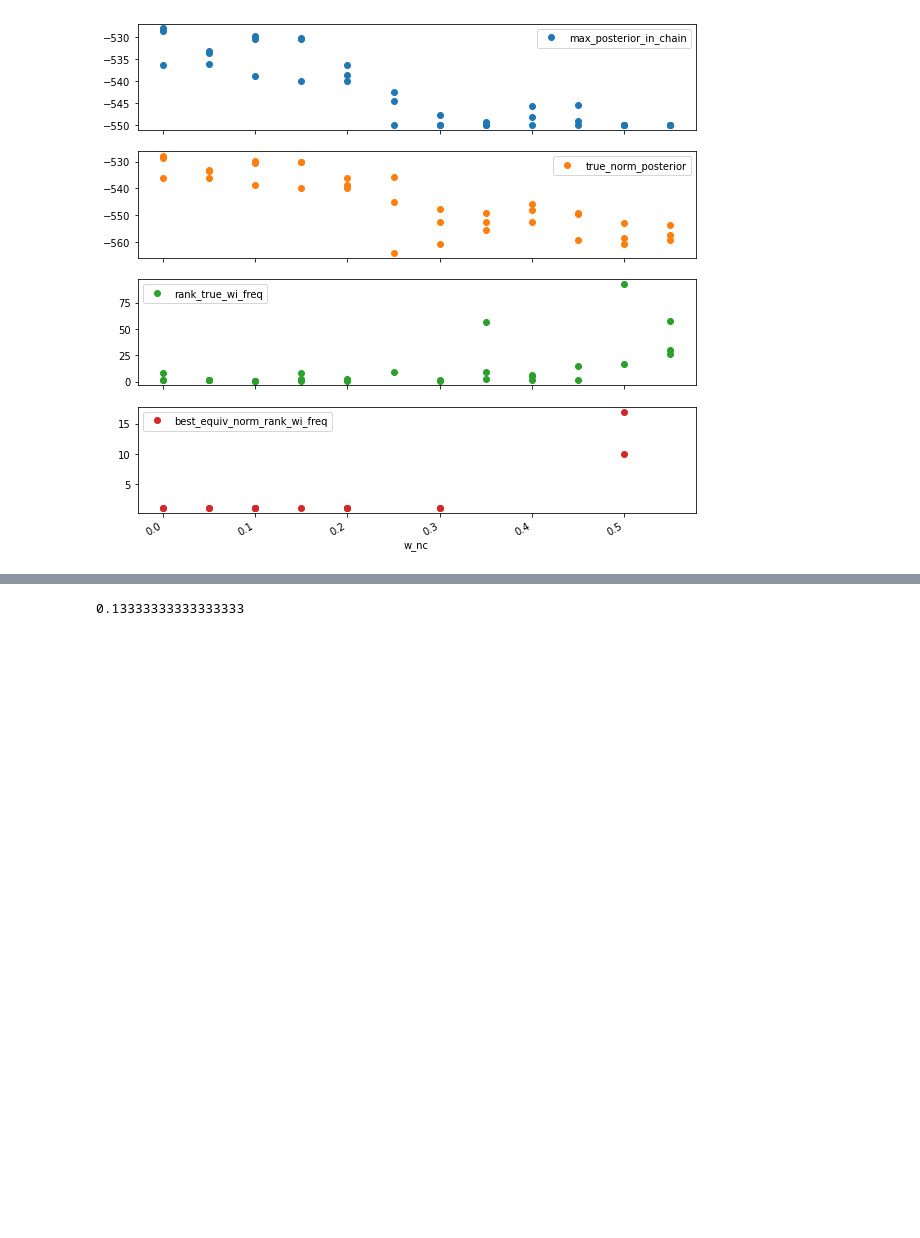
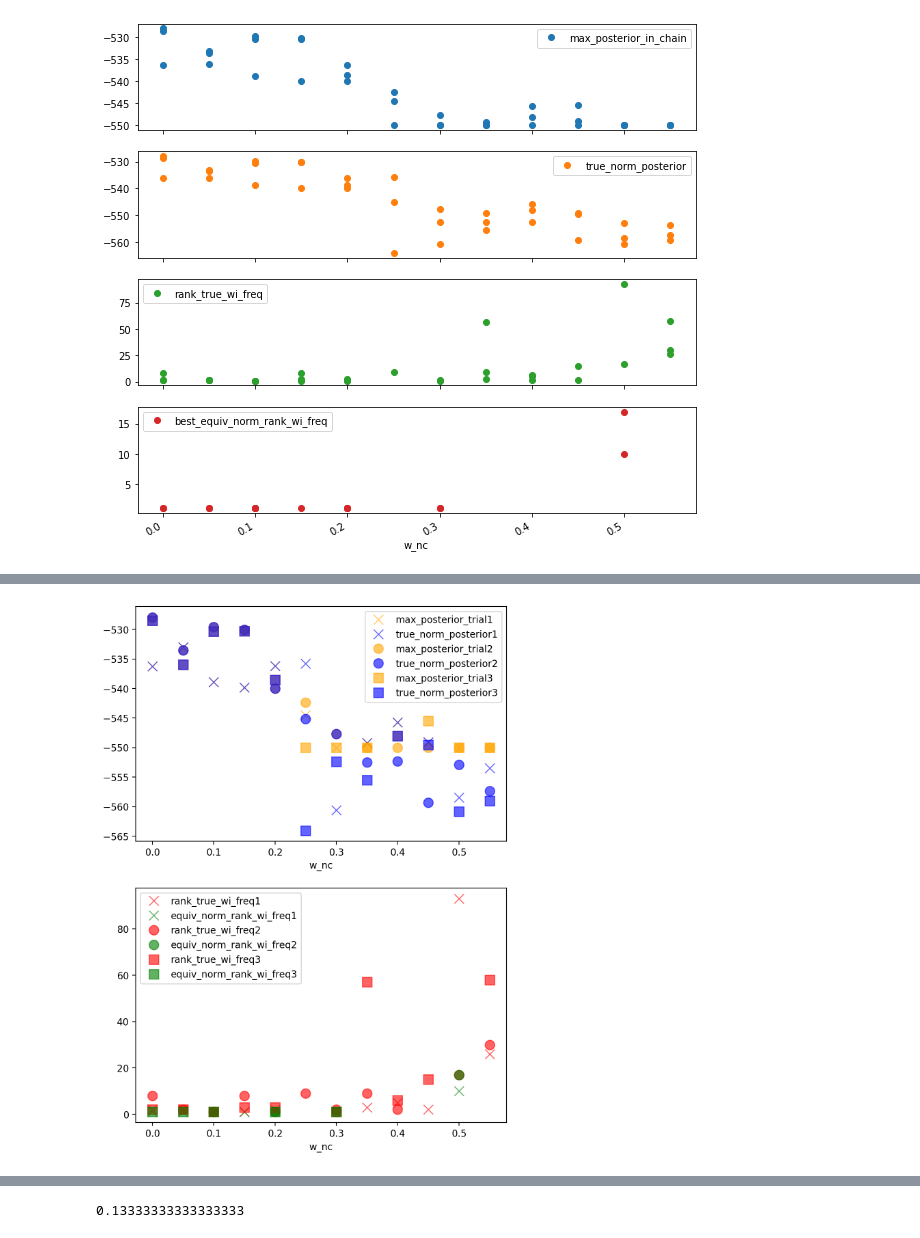
Before and after one commit to ashish1610dhiman/learning_norms_with_mcmc_from_pcfg_IJCAI21, a Jupyter notebook: notebooks/1.5.1_nc_exp5_analysis.ipynb, the cells around one changed output, grey strips where cells are left out. Cells and saved outputs as stored; diff of their text form; code cells hidden in the pictures; blank space fills up the shorter version.

```diff
--- a/notebooks/1.5.1_nc_exp5_analysis.ipynb
+++ b/notebooks/1.5.1_nc_exp5_analysis.ipynb
@@ -232,0 +291,29 @@ plt.savefig("./exp_5_summarised_results.jpg")
+# %%
+fig, axs = plt.subplots(2,1,figsize=(7,10),dpi=200)
+groups = z1.groupby(["trial"])
+
+markers = ("x","o","s")
+for (name, group), marker in zip(groups, markers):
+    ad_label=[f"max_posterior_trial{name}",f"true_norm_posterior{name}"]
+    ad_label2=[f"rank_true_wi_freq{name}",f"equiv_norm_rank_wi_freq{name}"]
+#     sns.swarmplot(x="w_nc", y="max_posterior_in_chain", data=group,ax=axs[0],\
+#                   marker=marker,s=12,dodge=True,color="b",alpha=1)
+#     sns.swarmplot(x="w_nc", y="true_norm_posterior", data=group,ax=axs[0],\
+#                   marker=marker,s=12,dodge=True,color="g",alpha=1)
+#     sns.catplot(data=group,x='w_nc', y="max_posterior_in_chain",ax=axs[0],label=ad_label[0],markers=marker,
+#                   ls="",dodge=0.1)
+#     sns.catplot(data=group,x='w_nc', y="true_norm_posterior",ax=axs[0],label=ad_label[1],\
+#                   markers=marker,ls="",dodge=0.1)
+    g_trial1=group.plot(x="w_nc",y=["max_posterior_in_chain"],label=[ad_label[0]],\
+                        subplots=False,linestyle='',c="orange",marker=marker, ms=10,ax=axs[0],alpha=0.61)
+    g_trial2=group.plot(x="w_nc",y=["true_norm_posterior"],subplots=False,\
+        linestyle='',marker=marker, ms=10,ax=axs[0],label=[ad_label[1]],c="blue",alpha=0.61)
+    axs[0].legend()
+    g_trial1=group.plot(x="w_nc",y=["rank_true_wi_freq"],label=[ad_label2[0]],subplots=False,\
+        linestyle='',marker=marker, ms=10,ax=axs[1],c="red",alpha=0.61)
+    g_trial2=group.plot(x="w_nc",y=["best_equiv_norm_rank_wi_freq"],subplots=False,\
+        linestyle='',marker=marker, ms=10,ax=axs[1],label=[ad_label2[1]],c="green",alpha=0.61)
+    axs[1].legend()
+plt.savefig("exp5_postrior_plot.jpg")
+# %% [output]
+[figure, added]
```
Also changed, not shown: parts of 9 cells of this notebook, 8 other files.
